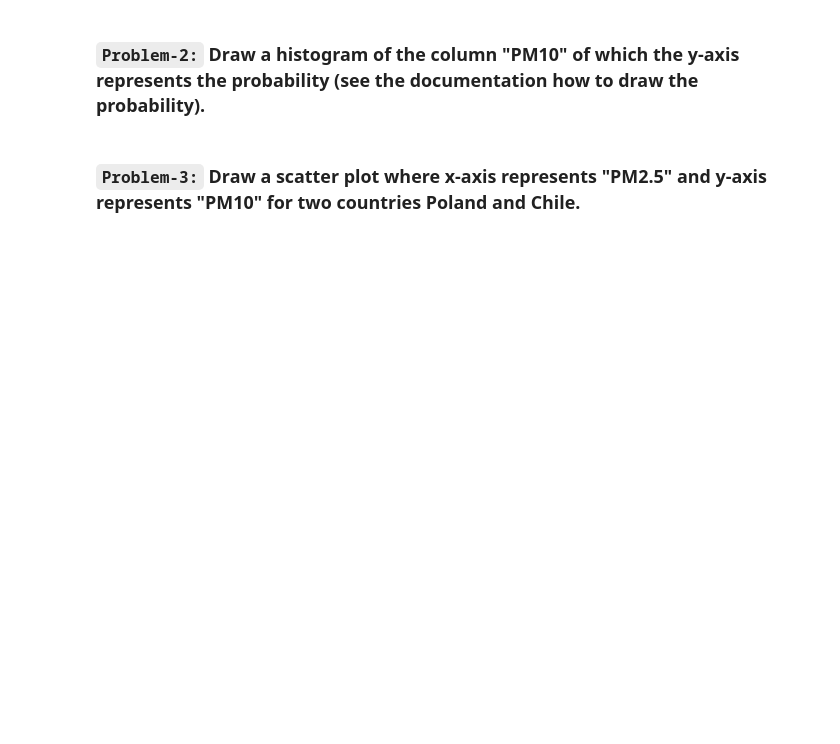
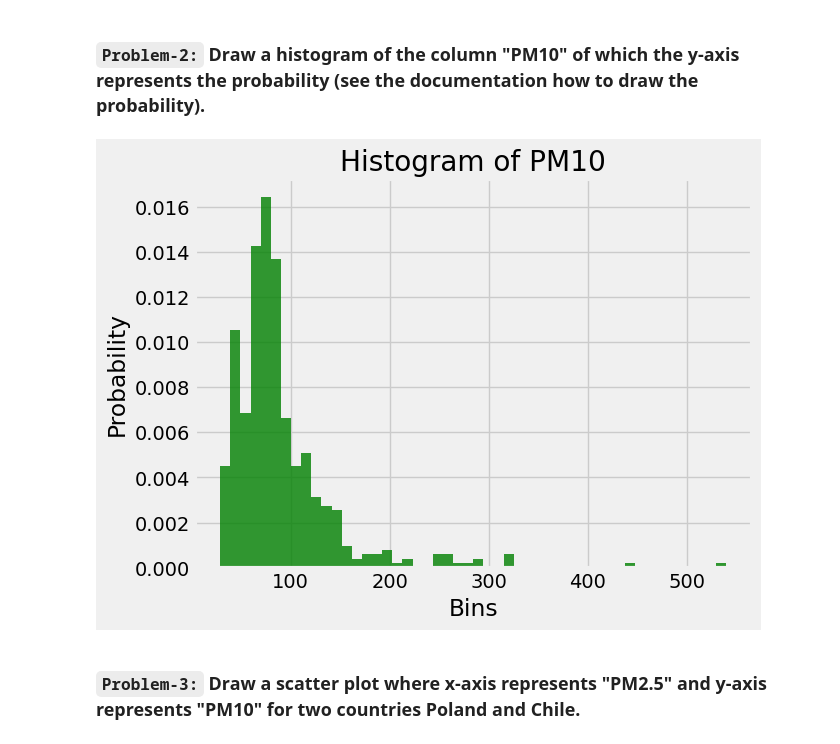
Before and after one commit to Apurba1903/DV_DA, a Jupyter notebook: Week 9 Task 23.ipynb, the cells around one changed output. Drawn from its saved outputs; the diff is of its cells as text; code cells hidden in the pictures; blank space fills up the shorter version.

```diff
--- a/Week 9 Task 23.ipynb
+++ b/Week 9 Task 23.ipynb
@@ -15,2 +44,13 @@ Dataset link: https://tinyurl.com/2fe6vz4u
+# %%
+# Code Here
+
+plt.hist(df['PM10'], density=True, bins=50, facecolor='green', alpha=0.8)
+plt.title('Histogram of PM10')
+plt.xlabel('Bins')
+plt.ylabel('Probability')
+
+plt.show()
+# %% [output]
+[figure, added]
 # %% [markdown]
 ### **`Problem-3:`** Draw a scatter plot where x-axis represents "PM2.5" and y-axis represents "PM10" for two countries Poland and Chile.
```
Also changed, not shown: parts of 34 cells of this notebook.
